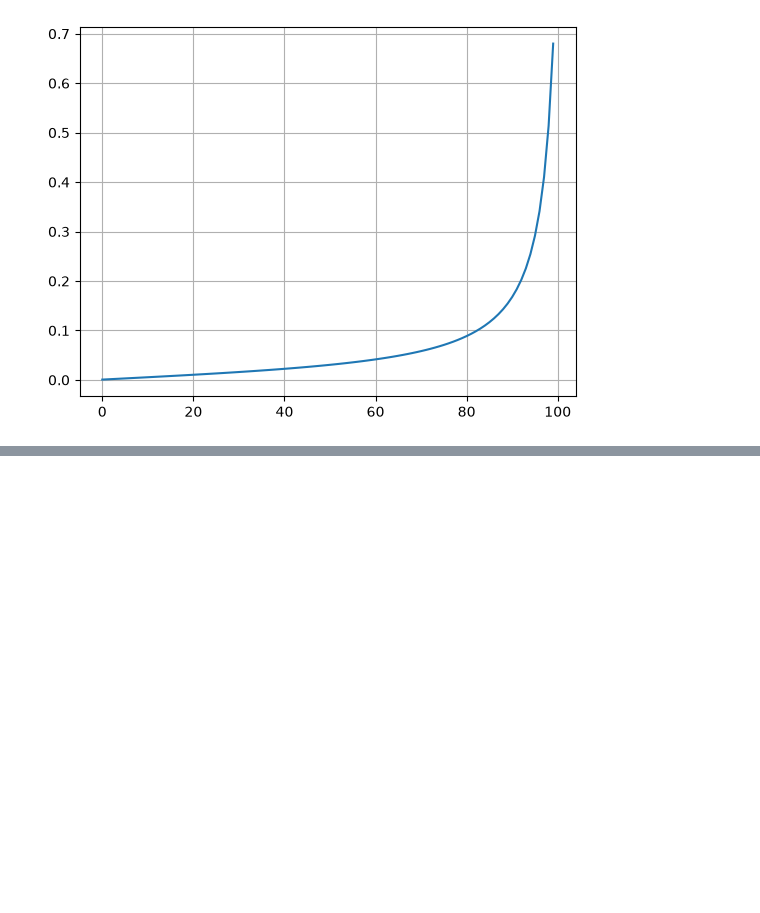
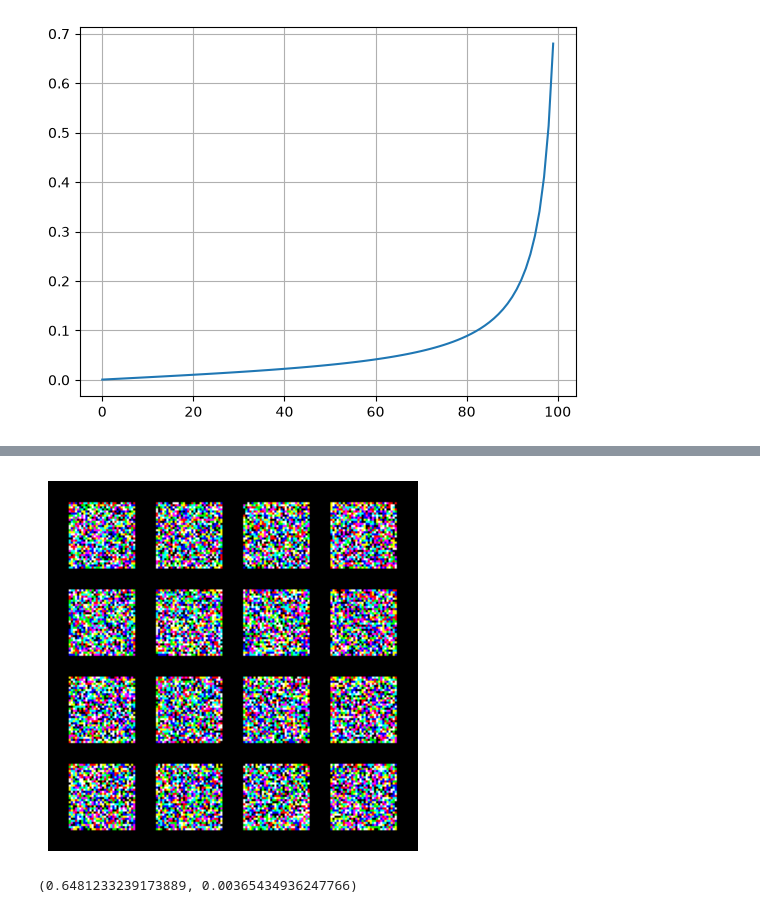
Before and after one commit to dominikstipic/DDM_Lurssen, a Jupyter notebook: lurssen.ipynb, the cells around one changed output, grey strips where cells are left out. Saved outputs shown, nothing was run; the diff lists cells and outputs as text; code cells hidden in the pictures; blank space fills up the shorter version.

Commit message:
KID evaluation metric

```diff
--- a/lurssen.ipynb
+++ b/lurssen.ipynb
@@ -67,7 +67,7 @@ model = UNet(
 ).to(device)
 
 # Batch of 16 RGB images
-x = torch.randn(16, 3, 256, 256, device=device)
+x = torch.randn(16, 3, 32, 32, device=device)
 
 # A different timestep for every image
 t = torch.randint(0, 100, (16,), device=device)
@@ -130 +211,61 @@ Free within PyTorch:  0.00 GB
+# %%
+import torchvision
+from torchmetrics.image.kid import KernelInceptionDistance
+
+def vizualize_batch(model, batch_size, T, betas, alpha_cumprod, device):
+    batch_results = reverse_sample(model=model,
+                        shape=(batch_size, 3, 32, 32),
+                        T=T,
+                        betas=betas,
+                        alpha_cumprod=alpha_cumprod,
+                        sigmas=None,
+                        device=device)
+    grid_img = torchvision.utils.make_grid(batch_results.cpu(), nrow=4, padding=10)
+    plt.axis("off")
+    _=plt.imshow(grid_img.permute(1, 2, 0).clamp(0,1).numpy())
+    plt.show()
+
+def evaluate(dataloader,
+             model,
+             T,
+             betas,
+             alpha_cumprod,
+             device):
+
+    # Suppose your subset_size is 100, but your batch size is 32
+    kid = KernelInceptionDistance(subset_size=100).to(device)
+
+    # Accumulate across multiple batches until you hit at least 100 images
+    i = 0
+    for real_imgs, _ in dataloader:
+        # real_imgs.shape is e.g. [32, 3, 256, 256]
+        batch_size = len(real_imgs)
+        fake_imgs = reverse_sample(model=model,
+                                   shape=real_imgs.shape,
+                                   T=T,
+                                   betas=betas,
+                                   alpha_cumprod=alpha_cumprod,
+                                   sigmas=None,
+                                   device=device)
+
+        # Preprocess fake images to match requirements [0, 255] uint8
+        fake_imgs = ((fake_imgs * 0.5 + 0.5) * 255.0).byte()
+        real_imgs = ((real_imgs * 0.5 + 0.5) * 255.0).clamp(0, 255).byte()
+
+        # Feed them into the KID metric (it keeps an internal buffer)
+        kid.update(real_imgs.to(device), real=True)
+        kid.update(fake_imgs.to(device), real=False)
+        i += 1
+        # Optional: break once you've collected enough batches (e.g., 4 batches * 32 = 128 images)
+        if i*batch_size >= 100:
+            break
+
+    kid_mean, kid_std = kid.compute()
+    return kid_mean.cpu().item(), kid_std.cpu().item()
+
+vizualize_batch(model, batch_size, T, betas, alpha_cumprod, "cuda")
+evaluate(dataloader,model, T, betas, alpha_cumprod, device)
+# %% [output]
+[figure, added]
+(0.6481233239173889, 0.00365434936247766)
 # %%
```
Also changed, not shown: parts of 15 cells of this notebook.
